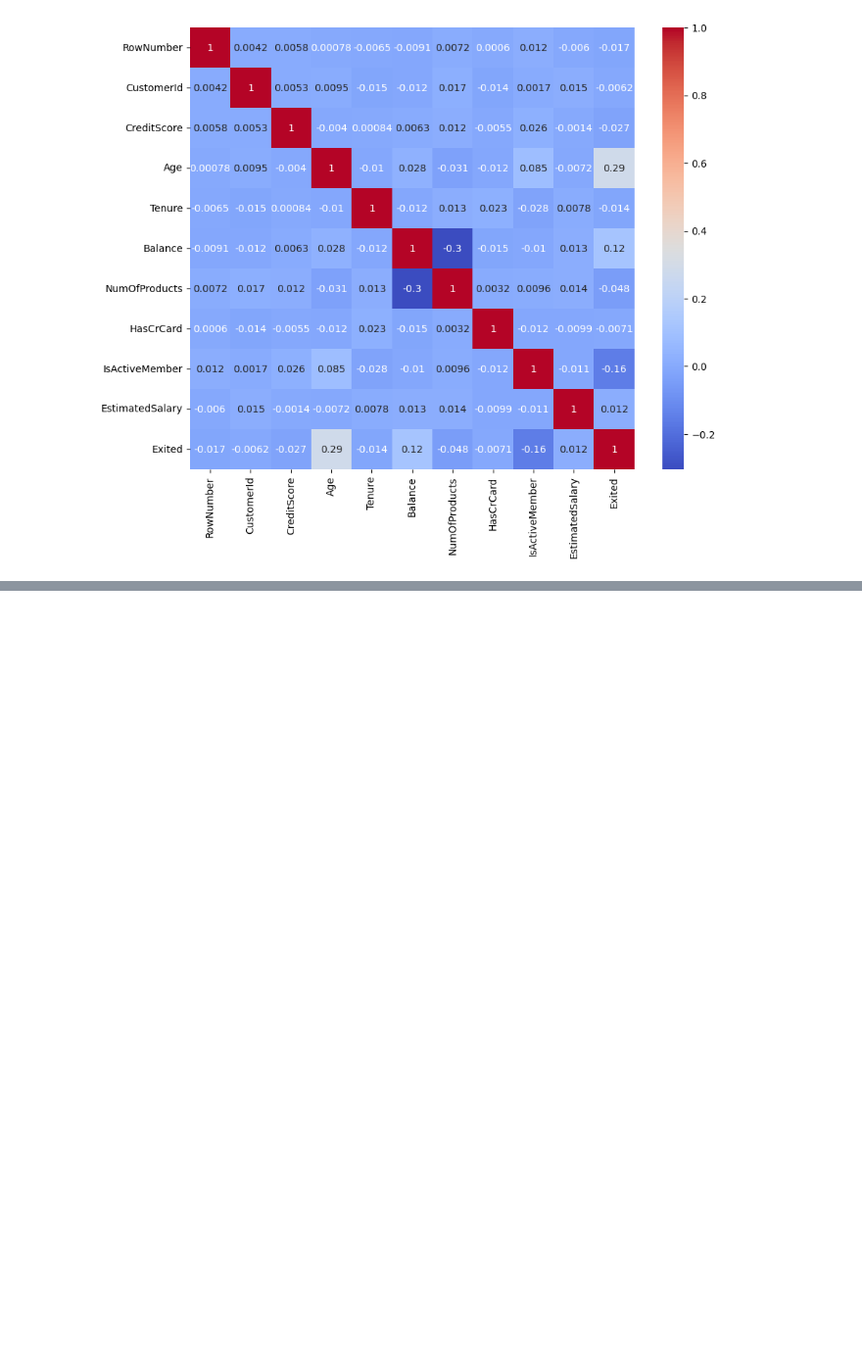
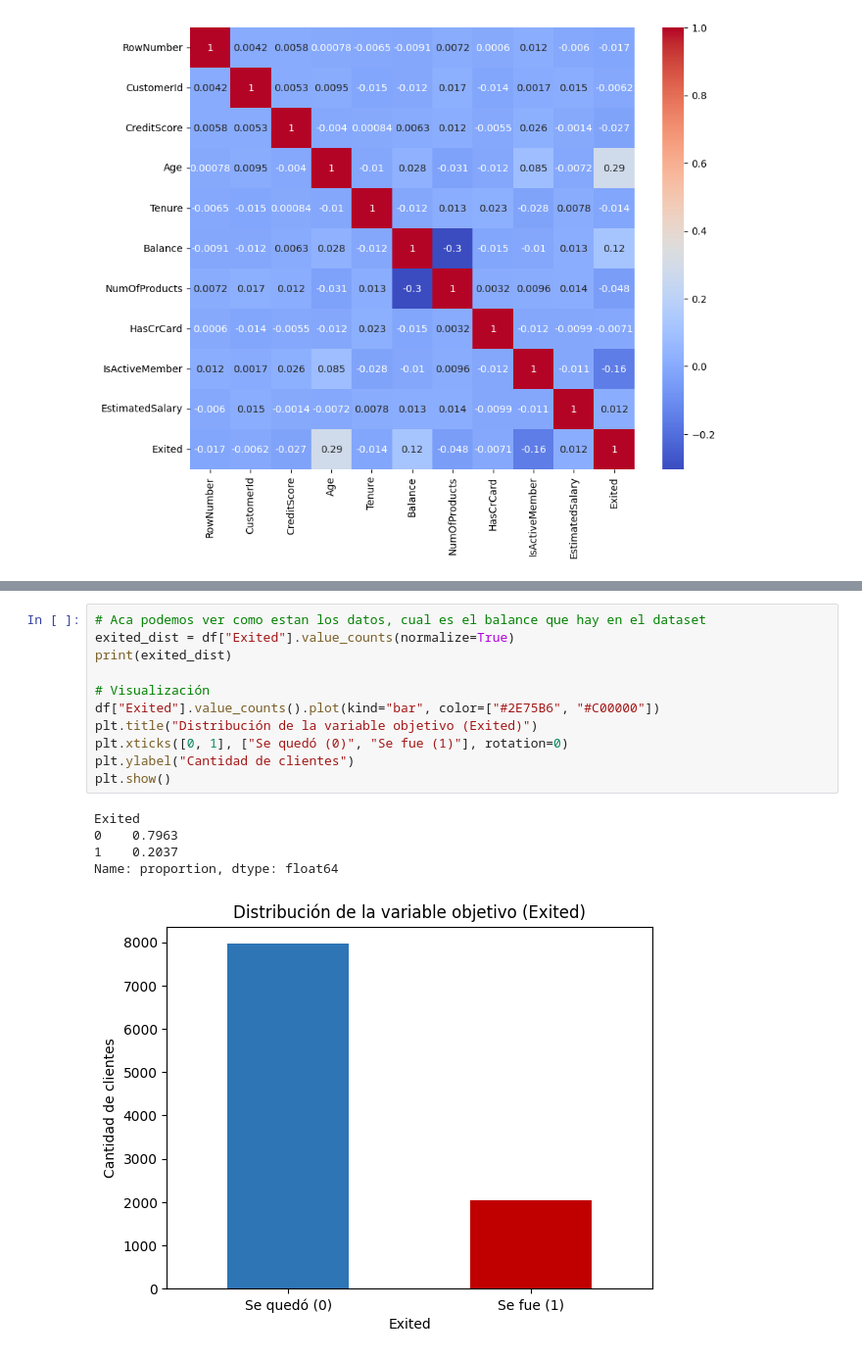
Before and after one commit to DiegoAbarza77/MachineLearning, a Jupyter notebook: ExamenTransversalMachine.ipynb, the cells around one changed output, grey strips where cells are left out. Shown at 98% size. Saved outputs shown, nothing was run; the diff lists cells and outputs as text; blank space fills up the shorter version.

```diff
--- a/ExamenTransversalMachine.ipynb
+++ b/ExamenTransversalMachine.ipynb
@@ -60,0 +81,17 @@ memory usage: 1.1+ MB
+# %%
+# Aca podemos ver como estan los datos, cual es el balance que hay en el dataset
+exited_dist = df["Exited"].value_counts(normalize=True)
+print(exited_dist)
+
+# Visualización
+df["Exited"].value_counts().plot(kind="bar", color=["#2E75B6", "#C00000"])
+plt.title("Distribución de la variable objetivo (Exited)")
+plt.xticks([0, 1], ["Se quedó (0)", "Se fue (1)"], rotation=0)
+plt.ylabel("Cantidad de clientes")
+plt.show()
+# %% [output]
+Exited
+0    0.7963
+1    0.2037
+Name: proportion, dtype: float64
+[figure, added]
```
Also changed, not shown: parts of 3 cells of this notebook.
